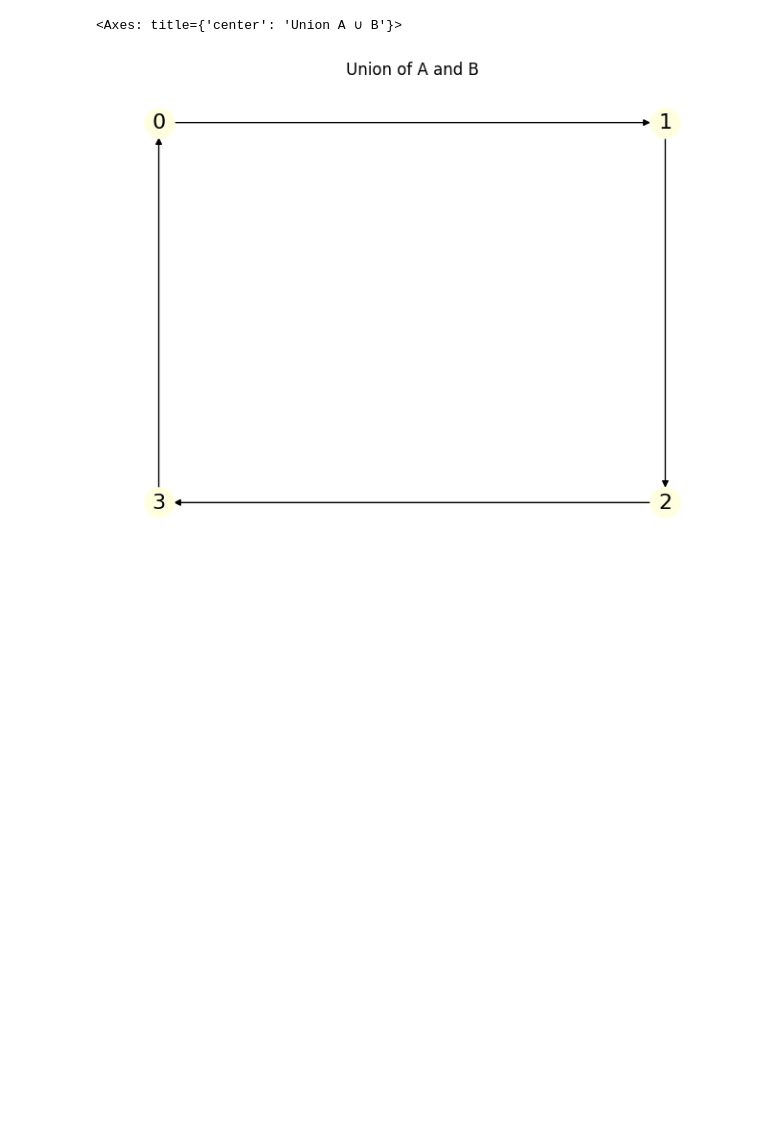
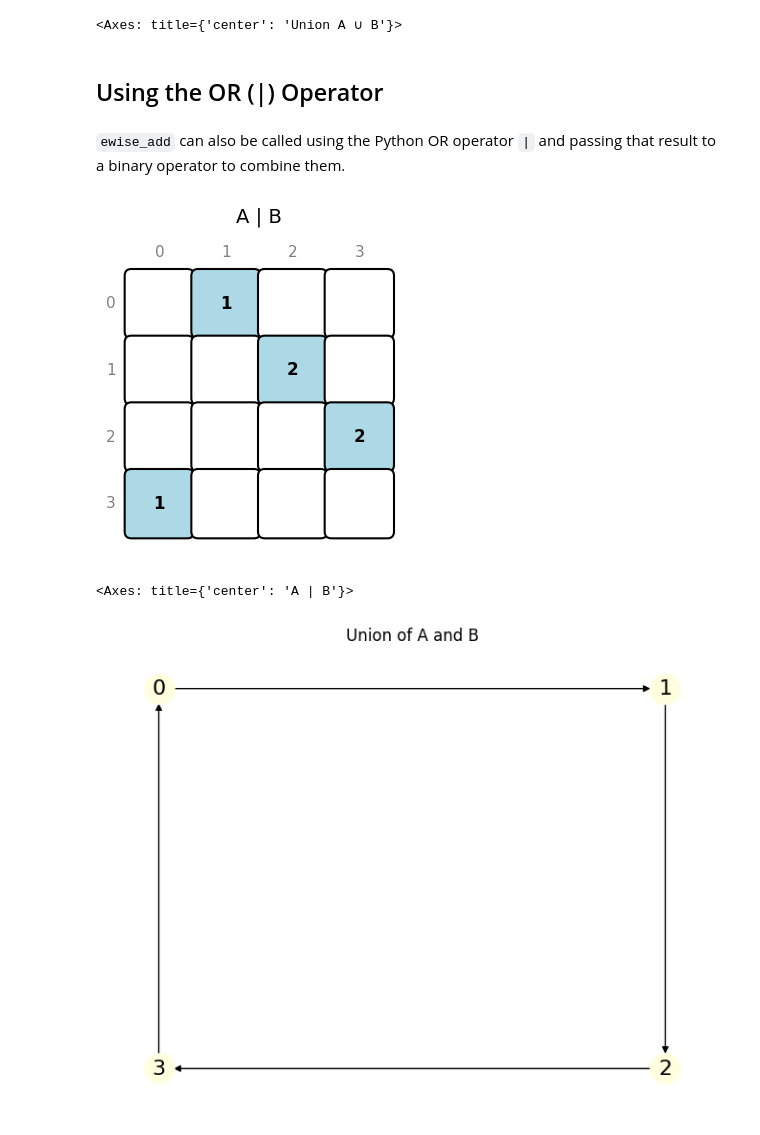
Before and after one commit to GraphBLAS/IllustratedGraphBLAS, a Jupyter notebook: notebooks/06_elementwise_ops.ipynb, the cells around one changed output. Saved outputs shown, nothing was run; the diff lists cells and outputs as text; code cells hidden in the pictures; blank space fills up the shorter version.

Commit message:
Chapter 6 operator syntax and notebook updates.

```diff
--- a/notebooks/06_elementwise_ops.ipynb
+++ b/notebooks/06_elementwise_ops.ipynb
@@ -54,6 +54,15 @@ draw_matrix(union, title="Union A ∪ B")
 # %% [output]
 [figure]
 <Axes: title={'center': 'Union A ∪ B'}>
+# %% [markdown]
+## Using the OR (|) Operator
+# %% [markdown]
+`ewise_add` can also be called using the Python OR operator `|` and passing that result to a binary operator to combine them.
+# %%
+draw_matrix(binary.plus(A | B).new(), title="A | B")
+# %% [output]
+[figure, added]
+<Axes: title={'center': 'A | B'}>
 # %%
 # Visualize union
 G_union = matrix_to_graph(union)
```
Also changed, not shown: parts of 10 cells of this notebook, 6 other files.
